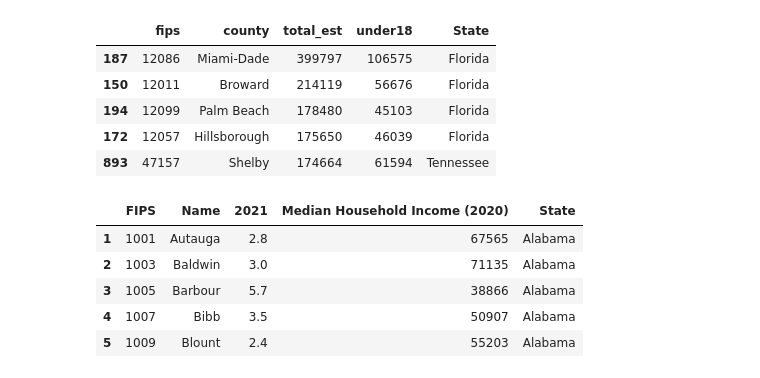
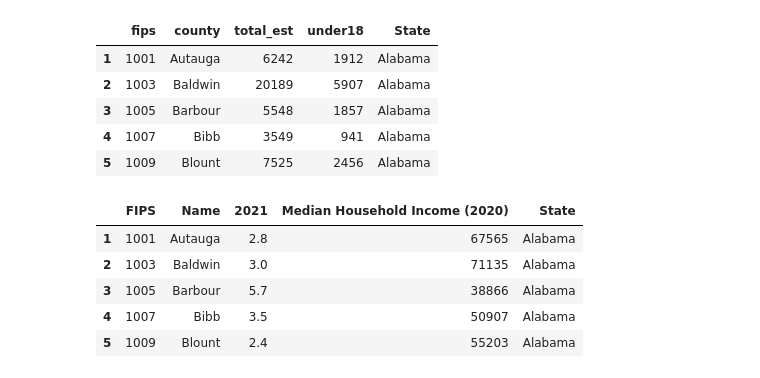
Before and after one commit to donovannickol/cs216project, a Jupyter notebook: CS_216_Project_Exploratory_Notebook.ipynb, the cells around one changed output. Saved outputs shown, nothing was run; the diff lists cells and outputs as text; code cells hidden in the pictures.

```diff
--- a/CS_216_Project_Exploratory_Notebook.ipynb
+++ b/CS_216_Project_Exploratory_Notebook.ipynb
@@ -165,38 +262,39 @@ NC_pov["State"] = "North Carolina"
 SC_pov = pd.read_csv("Data/Poverty/SouthCarolinaPoverty.csv")
 SC_pov["State"] = "South Carolina"
 TN_pov = pd.read_csv("Data/Poverty/TennesseePoverty.csv")
 TN_pov["State"] = "Tennessee"
 VA_pov = pd.read_csv("Data/Poverty/VirginiaPoverty.csv")
 VA_pov["State"] = "Virginia"
 WV_pov = pd.read_csv("Data/Poverty/WestVirginiaPoverty.csv")
 WV_pov["State"] = "West Virginia"
 concat_list = [AL_pov, AK_pov, FL_pov, GA_pov, KY_pov, LA_pov, MD_pov, MS_pov, NC_pov, SC_pov, TN_pov, VA_pov, WV_pov]
 pov_df = pd.concat(concat_list, ignore_index=True)
 pov_df = pov_df.replace(',','', regex=True)
 pov_df = pov_df.astype({"total_est" : "int32"})
 pov_df = pov_df.astype({"under18" : "int32"})
 pov_df = pov_df.drop(["Textbox93", "Textbox96", "ruc_code", "total_Bmin", "total_Bmax", "under18_Bmin", "under18_Bmax"], axis=1)
 pov_df = pov_df.drop(pov_df[pov_df["county"] == "Florida"].index)
 pov_df = pov_df.drop(pov_df[pov_df["county"] == "Georgia"].index)
 pov_df = pov_df.drop(pov_df[pov_df["county"] == "North Carolina"].index)
 pov_df = pov_df.drop(pov_df[pov_df["county"] == "Tennessee"].index)
 pov_df = pov_df.drop(pov_df[pov_df["county"] == "Louisiana"].index)
 pov_df = pov_df.drop(pov_df[pov_df["county"] == "Virginia"].index)
 pov_df = pov_df.drop(pov_df[pov_df["county"] == "Alabama"].index)
 pov_df = pov_df.drop(pov_df[pov_df["county"] == "South Carolina"].index)
 pov_df = pov_df.drop(pov_df[pov_df["county"] == "Kentucky"].index)
 pov_df = pov_df.drop(pov_df[pov_df["county"] == "Mississippi"].index)
 pov_df = pov_df.drop(pov_df[pov_df["county"] == "Maryland"].index)
 pov_df = pov_df.drop(pov_df[pov_df["county"] == "Arkansas"].index)
 pov_df = pov_df.drop(pov_df[pov_df["county"] == "West Virginia"].index)
 pov_df.sort_values("total_est",ascending=False).head()
+pov_df.sort_values("fips",ascending=True).head()
 # %% [output]
 |  | fips | county | total_est | under18 | State |
-| 187 | 12086 | Miami-Dade | 399797 | 106575 | Florida |
-| 150 | 12011 | Broward | 214119 | 56676 | Florida |
-| 194 | 12099 | Palm Beach | 178480 | 45103 | Florida |
-| 172 | 12057 | Hillsborough | 175650 | 46039 | Florida |
-| 893 | 47157 | Shelby | 174664 | 61594 | Tennessee |
+| 1 | 1001 | Autauga | 6242 | 1912 | Alabama |
+| 2 | 1003 | Baldwin | 20189 | 5907 | Alabama |
+| 3 | 1005 | Barbour | 5548 | 1857 | Alabama |
+| 4 | 1007 | Bibb | 3549 | 941 | Alabama |
+| 5 | 1009 | Blount | 7525 | 2456 | Alabama |
 # %%
 AL_unemp = pd.read_csv("Data/Unemployment/UnemploymentReport_Alabama.csv")
 AL_unemp['State'] = 'Alabama'
```
Also changed, not shown: parts of 5 cells of this notebook.
